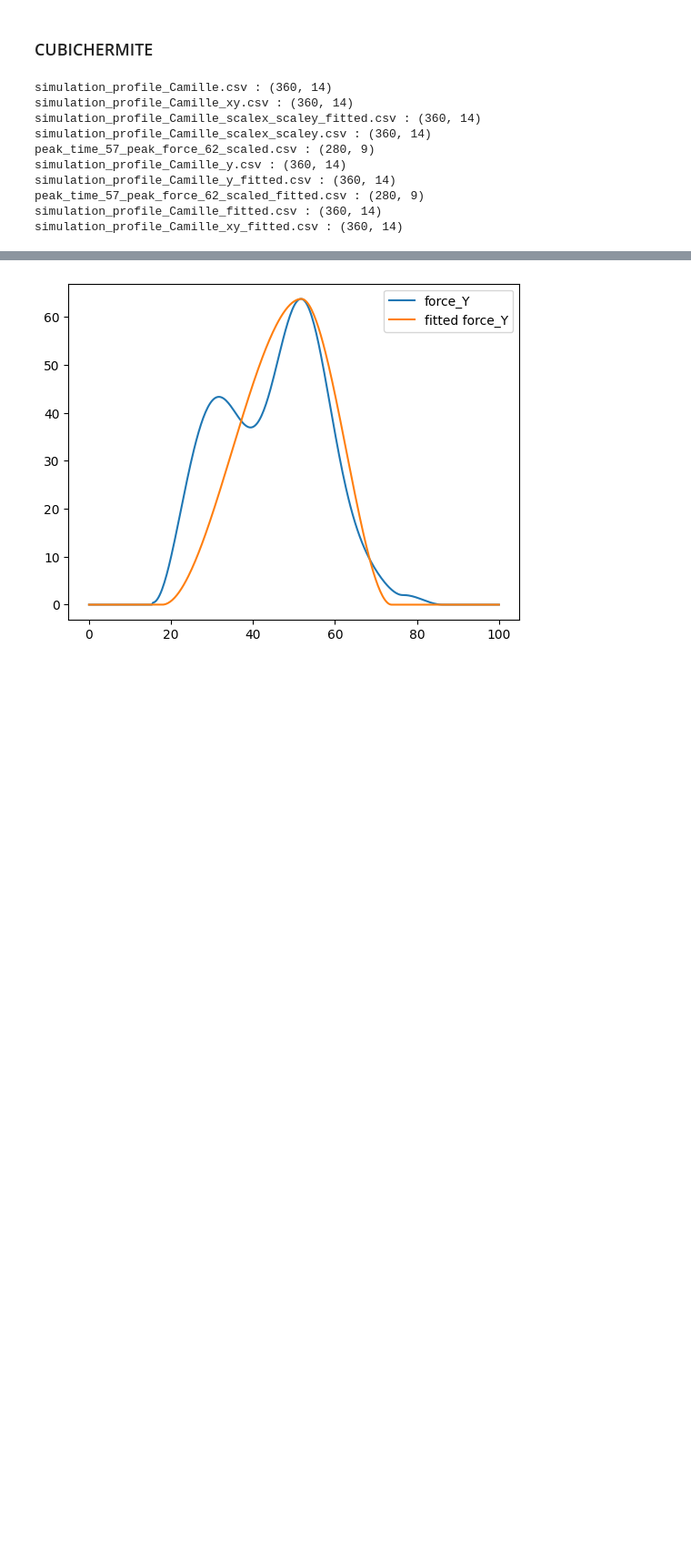
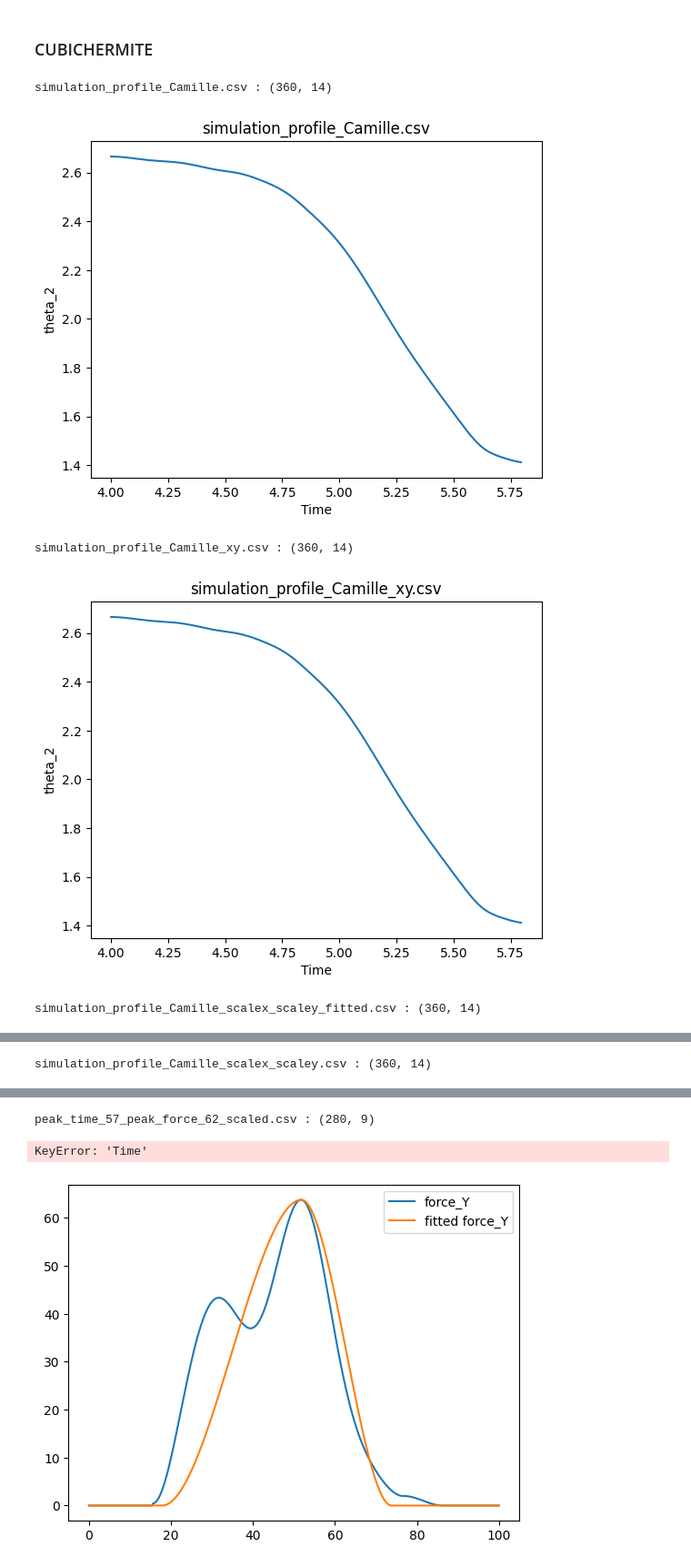
Before and after one commit to Harvard-Slade-Lab/assistive-arm, a Jupyter notebook: notebooks/parametrize_profiles.ipynb, the cells around one changed output, grey strips where cells are left out. Shown: that part at 91% size. Cells and saved outputs as stored; diff of their text form; code cells hidden in the pictures; blank space fills up the shorter version.

```diff
--- a/notebooks/parametrize_profiles.ipynb
+++ b/notebooks/parametrize_profiles.ipynb
@@ -345,15 +345,16 @@ for csv_file in csv_files:
 # %%
 for profile_name, profile_df in profile_dict.items():
     # print dimensons of dataframes
     print(profile_name + " : " + str(profile_df.shape))
+    # Plot profile_df["Time"] against profile_df["theta_2"]
+    plt.plot(profile_df["Time"], profile_df["theta_2"])
+    plt.xlabel("Time")
+    plt.ylabel("theta_2")
+    plt.title(profile_name)
+    plt.show()
 # %% [output]
 simulation_profile_Camille.csv : (360, 14)
-simulation_profile_Camille_xy.csv : (360, 14)
-simulation_profile_Camille_scalex_scaley_fitted.csv : (360, 14)
-simulation_profile_Camille_scalex_scaley.csv : (360, 14)
-peak_time_57_peak_force_62_scaled.csv : (280, 9)
-simulation_profile_Camille_y.csv : (360, 14)
-simulation_profile_Camille_y_fitted.csv : (360, 14)
-peak_time_57_peak_force_62_scaled_fitted.csv : (280, 9)
-simulation_profile_Camille_fitted.csv : (360, 14)
-simulation_profile_Camille_xy_fitted.csv : (360, 14)
+[figure, added]
+simulation_profile_Camille_xy.csv : (360, 14)
+[figure, added]
+simulation_profile_Camille_scalex_scaley_fitted.csv : (360, 14)
@@ -359,0 +362 @@ simulation_profile_Camille_xy_fitted.csv : (360, 14)
+simulation_profile_Camille_scalex_scaley.csv : (360, 14)
@@ -360,3 +364,5 @@ simulation_profile_Camille_xy_fitted.csv : (360, 14)
+peak_time_57_peak_force_62_scaled.csv : (280, 9)
+KeyError: 'Time'
 # %%
 def f_prof_two(params: list):
     spline = CubicHermiteSpline(n=1)
```
Also changed, not shown: parts of 1 cell of this notebook, 3 other files.
